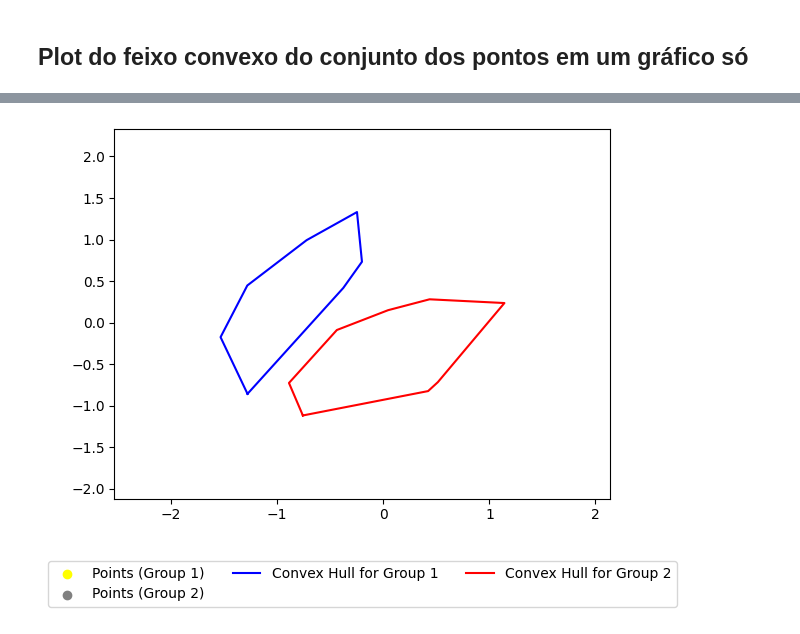
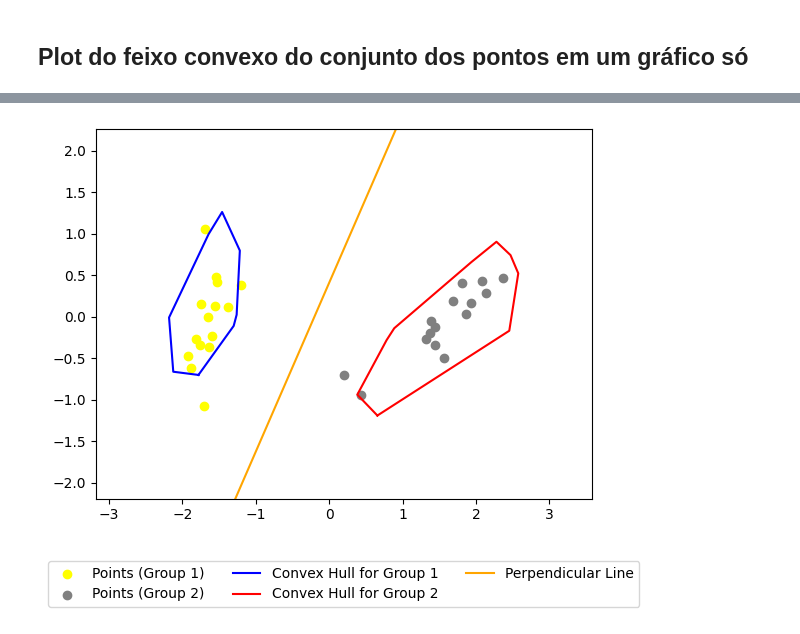
Before and after one commit to LeoOMaia/ALG-2, a Jupyter notebook: trabson.ipynb, the cells around one changed output, grey strips where cells are left out. Drawn from its saved outputs; the diff is of its cells as text; code cells hidden in the pictures.

```diff
--- a/trabson.ipynb
+++ b/trabson.ipynb
@@ -91,9 +109,8 @@ group1, group2 = perform_pca_and_plot(datafile)
 # %%
-# plotando os pontos de cada grupo
-group1_all_points_x = [point.x for point in group1.points_group]
-group1_all_points_y = [point.y for point in group1.points_group]
-group2_all_points_x = [point.x for point in group2.points_group]
-group2_all_points_y = [point.y for point in group2.points_group]
+group1_all_points_x = [point.x for point in group1.train_set]
+group1_all_points_y = [point.y for point in group1.train_set]
+group2_all_points_x = [point.x for point in group2.train_set]
+group2_all_points_y = [point.y for point in group2.train_set]
 plt.scatter(group1_all_points_x, group1_all_points_y, color='b', label='Points (Group 1)')
 plt.scatter(group2_all_points_x, group2_all_points_y, color='r', label='Points (Group 2)')
 plt.legend(loc='upper center', bbox_to_anchor=(0.5, -0.15), ncol=3)
@@ -139,8 +156,8 @@ def graham_scan(points):
     return stack
 # %%
 # Encontrando o convex hull para cada grupo
-convex1_hull = graham_scan(group1.points_group)
-convex2_hull = graham_scan(group2.points_group)
+convex1_hull = graham_scan(group1.train_set)
+convex2_hull = graham_scan(group2.train_set)
 
 # Plot pontos grupo 1
 group1_x = [point.x for point in convex1_hull] + [convex1_hull[0].x]
@@ -293,34 +310,49 @@ plt.show()
 # %%
-"""
-restante_pontos = []
-# verifica a distancia de todos os pontos restantes de teste para os pontos mais proximos
-# de quem o ponto esta mais proximo, ele pertence a esse grupo
+from sklearn.metrics import precision_score
+
+group1_test_x = []
+group1_test_y = []
+group2_test_x = []
+group2_test_y = []
+
 acertos = 0
 erros = 0
 group = 0
-for line in teste:
-    line = line.split(',')
-    point = [float(line[col1 - 1]), float(line[col2 - 1])]
-    actualClass = line[len(line) - 1].rstrip()
-    if actualClass == classe1 or actualClass == classe2:
-        if distance_squared(point, close_points[0]) < distance_squared(point, close_points[1]):
-            restante_pontos.append((point, 1))
-            group =  classe1
-        else:
-            restante_pontos.append((point, -1))
-            group = classe2
-        if actualClass == group:
-            acertos += 1
-        else:
-            erros += 1
+
+
+
+for point in group1.test_set:
+    if distance_squared((point.x, point.y), close_points[0]) < distance_squared((point.x, point.y), close_points[1]):
+        group1_test_x.append(point.x)
+        group1_test_y.append(point.y)
+        acertos += 1
+    else:
+        group2_test_x.append(point.x)
+        group2_test_y.append(point.y)
+        restante_pontos.append((point, class_values_list[1]))
+        erros += 1
+
+for point in group2.test_set:
+    if distance_squared((point.x, point.y), close_points[0]) < distance_squared((point.x, point.y), close_points[1]):
+        group1_test_x.append(point.x)
+        group1_test_y.append(point.y)
+        erros += 1
+    else:
+        group2_test_x.append(point.x)
+        group2_test_y.append(point.y)
+        restante_pontos.append((point, class_values_list[1]))
+        acertos += 1
+
+y_true = [0] * len(group1_test_x) + [1] * len(group2_test_x)
+y_pred = [0] * len(group1_test_y) + [1] * len(group2_test_y)
+
+print(f"Acertos: {acertos}")
+print(f"Erros: {erros}")
+print(f"Precision: {precision_score(y_true, y_pred)}")
 
 # plotando os pontos de teste
-group1_teste_x = [point[0][0] for point in restante_pontos if point[1] == 1]
-group1_teste_y = [point[0][1] for point in restante_pontos if point[1] == 1]
-group2_teste_x = [point[0][0] for point in restante_pontos if point[1] == -1]
-group2_teste_y = [point[0][1] for point in restante_pontos if point[1] == -1]
-plt.scatter(group1_teste_x, group1_teste_y, color='yellow', label='Points (Group 1)')
-plt.scatter(group2_teste_x, group2_teste_y, color='gray', label='Points (Group 2)')
+plt.scatter(group1_test_x, group1_test_y, color='yellow', label='Points (Group 1)')
+plt.scatter(group2_test_x, group2_test_y, color='gray', label='Points (Group 2)')
 plt.plot(group1_x, group1_y, color='b', label='Convex Hull for Group 1')
 plt.plot(group2_x, group2_y, color='r', label='Convex Hull for Group 2')
 plt.plot([perpendicular_point1[0], perpendicular_point2[0]], [perpendicular_point1[1], perpendicular_point2[1]], color='orange', label='Perpendicular Line')
@@ -328,7 +360,4 @@ plt.xlim([min(group1_all_points_x + group2_all_points_x) - 1, max(group1_all_poi
 plt.ylim([min(group1_all_points_y + group2_all_points_y) - 1, max(group1_all_points_y + group2_all_points_y) + 1])
 plt.legend(loc='upper center', bbox_to_anchor=(0.5, -0.15), ncol=3)
 plt.show()
-
-print(f"DataSet: {fileName}\nClasse1: {classe1}\nClasse2: {classe2}\nAtributo1: {atr1}\nAtributo2: {atr2}\nAcurácia {acertos / len(restante_pontos)}\nAcertos: {acertos}\nErros: {erros}")
-"""
 # %% [output]
@@ -335 +367 @@ print(f"DataSet: {fileName}\nClasse1: {classe1}\nClasse2: {classe2}\nAtributo1:
-[figure, old version]
+[figure, new version]
```
Also changed, not shown: parts of 8 cells of this notebook.
